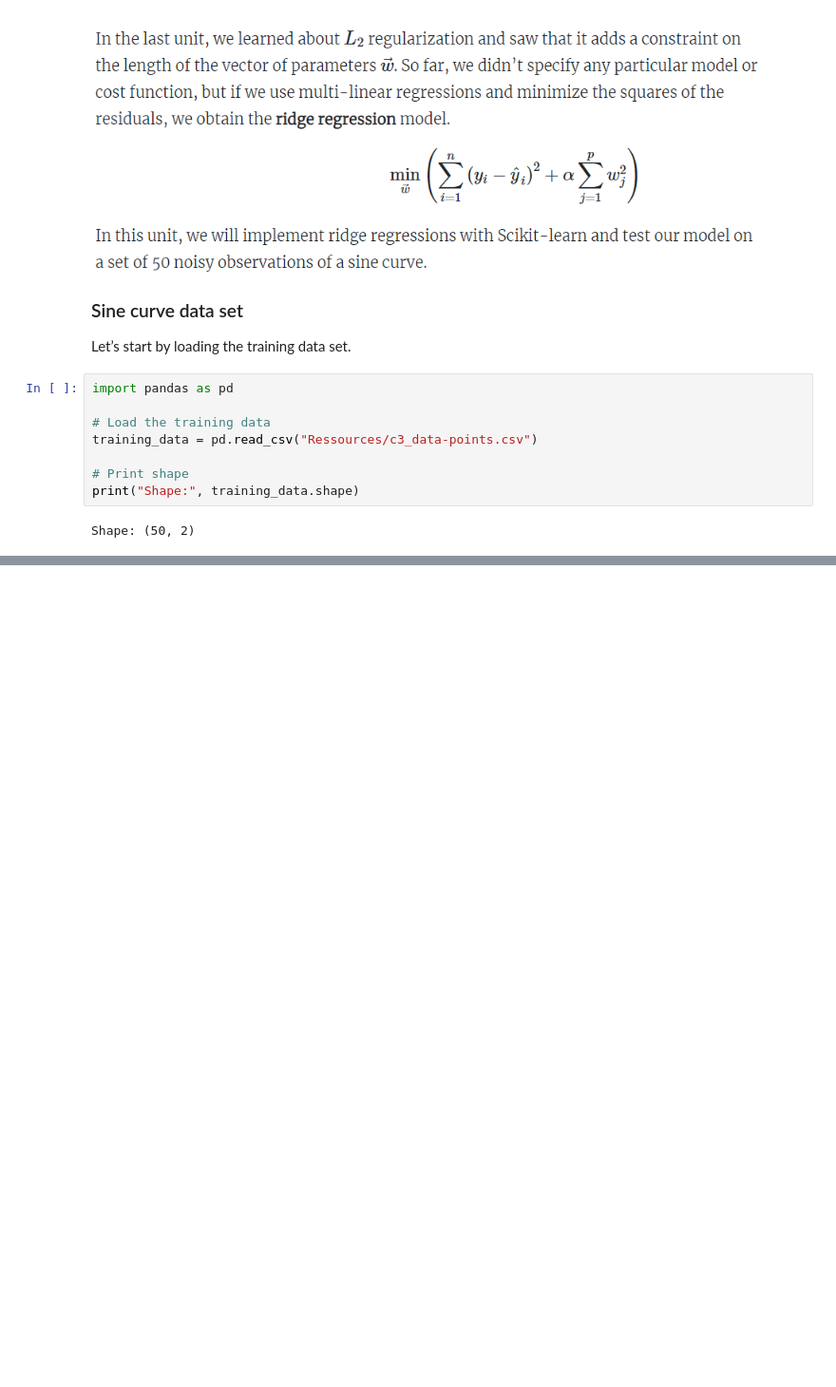
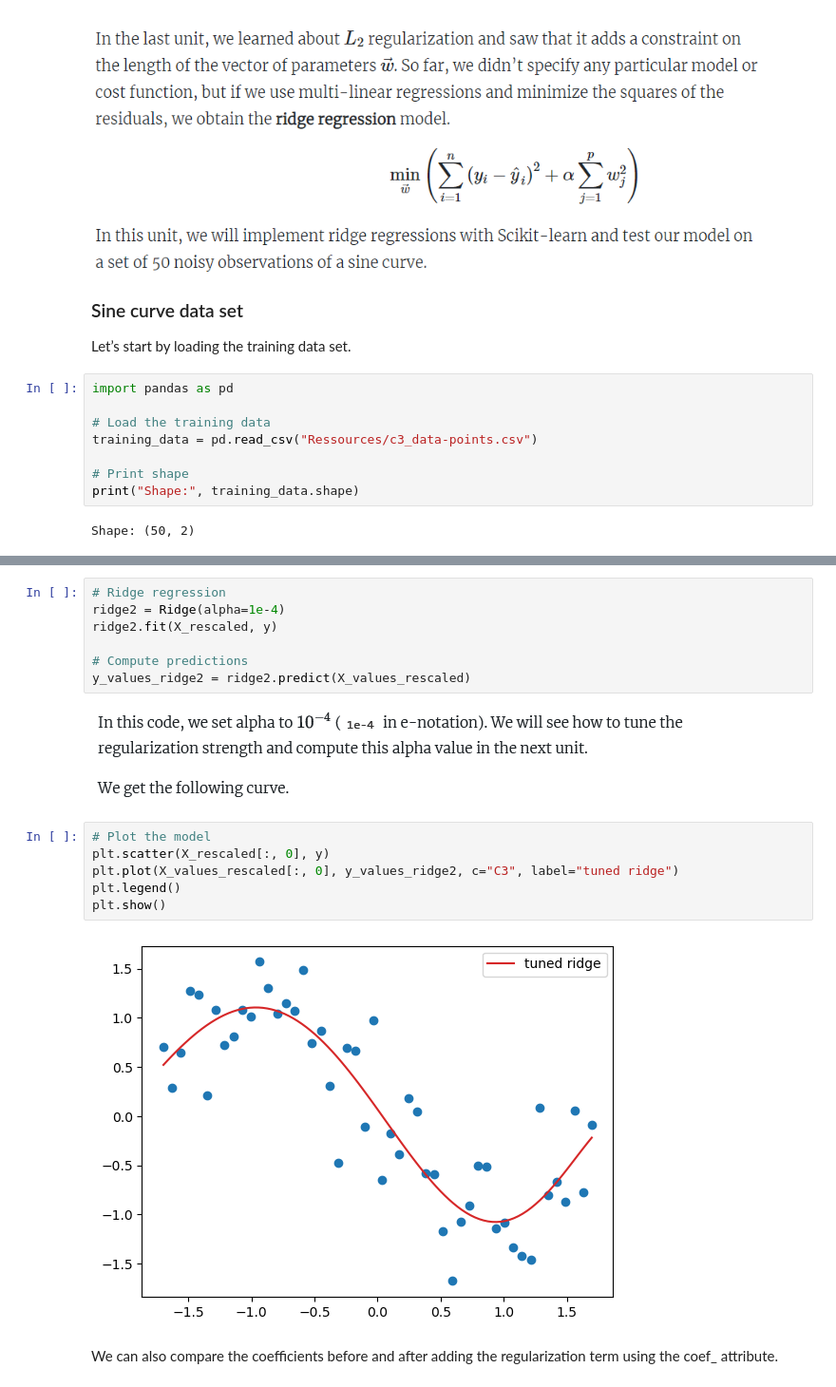
Before and after one commit to FlorieG/Machine_Learning_EPFL-extension-school, a Jupyter notebook: Course#3 Applied Machine Learning 1/Regularization.ipynb, the cells around one changed output, grey strips where cells are left out. Shown at 95% size. Saved outputs shown, nothing was run; the diff lists cells and outputs as text; blank space fills up the shorter version.

```diff
--- a/Course#3 Applied Machine Learning 1/Regularization.ipynb
+++ b/Course#3 Applied Machine Learning 1/Regularization.ipynb
@@ -95,0 +227,19 @@ Shape: (50, 2)
+# %%
+# Ridge regression
+ridge2 = Ridge(alpha=1e-4)
+ridge2.fit(X_rescaled, y)
+
+# Compute predictions
+y_values_ridge2 = ridge2.predict(X_values_rescaled)
+# %% [markdown]
+![image.png](attachment:5d79ad87-de21-454b-9950-9ad8be111f74.png)
+# %%
+# Plot the model
+plt.scatter(X_rescaled[:, 0], y)
+plt.plot(X_values_rescaled[:, 0], y_values_ridge2, c="C3", label="tuned ridge")
+plt.legend()
+plt.show()
+# %% [output]
+[figure, added]
+# %% [markdown]
+We can also compare the coefficients before and after adding the regularization term using the coef_ attribute.
```
Also changed, not shown: parts of 99 cells of this notebook, 16 other files.
